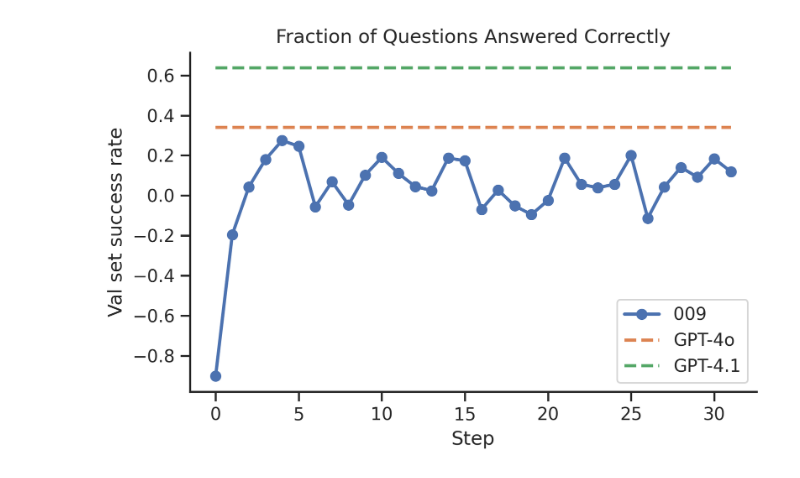
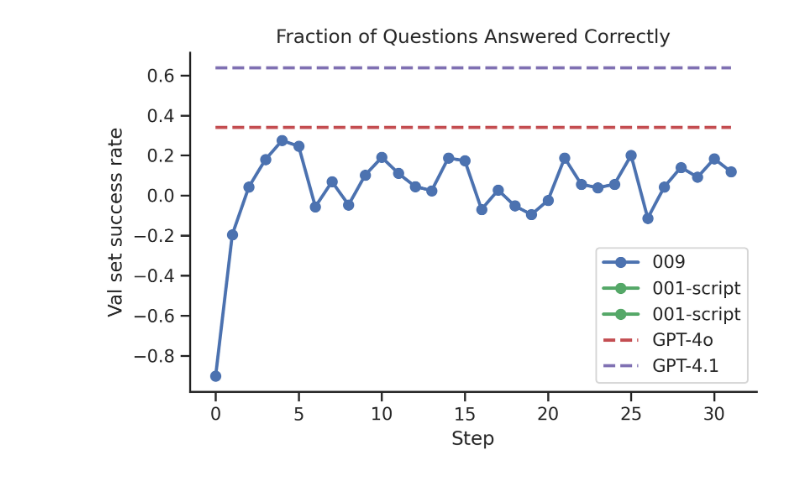
Before and after one commit to xde-mcp/ART, a Jupyter notebook: examples/tic_tac_toe/benchmark_tic_tac_toe.ipynb, the cells around one changed output. Saved outputs shown, nothing was run; the diff lists cells and outputs as text; code cells hidden in the pictures.

Commit message:
Fix local script api path

```diff
--- a/examples/tic_tac_toe/benchmark_tic_tac_toe.ipynb
+++ b/examples/tic_tac_toe/benchmark_tic_tac_toe.ipynb
@@ -17,7 +17,7 @@ project_name = "tic-tac-toe-local"
 df = await load_trajectories(
     api_path="./.art",
     project_name=project_name,
-    models=["009", "gpt-4o", "gpt-4.1"],
+    models=["009", "001-script", "gpt-4o", "gpt-4.1"],
     debug=True,
     # models=["gpt-4.1", "gemini-2.5-pro", "o4-mini", "o3", "email-agent-014"],
 )  # type: ignore
@@ -31,6 +31,7 @@ fig1 = percentage_comparison_bar_chart(
     metric_name="reward",
     models=[
         BenchmarkModelKey("009", "009", "train"),
+        BenchmarkModelKey("001-script", "001-script", "train"),
         BenchmarkModelKey("gpt-4o", "GPT-4o"),
         BenchmarkModelKey("gpt-4.1", "GPT-4.1"),
         # ("gemini-2.5-pro", "Gemini\n2.5 Pro"),
@@ -74,20 +75,21 @@ Processing .art/tic-tac-toe-local/models/009/trajectories/train/0010.yaml
 # %%
 # Create the second chart (line chart)
 fig2 = training_progress_chart(
     df.filter(pl.col("step").ne(592)),
     "reward",
     models=[
         BenchmarkModelKey("009", "009", "train"),
+        BenchmarkModelKey("001-script", "001-script", "train"),
         BenchmarkModelKey("gpt-4o", "GPT-4o"),
         BenchmarkModelKey("gpt-4.1", "GPT-4.1"),
     ],
     title="Fraction of Questions Answered Correctly",
     y_label="Val set success rate",
 )
 # Save the second chart using the helper
 fig2.savefig(
     # "/Users/kyle/proj/openpipe-web/public/blog-images/art-e-accuracy-training-progress.svg"
     f"{benchmarks_dir}/accuracy-training-progress.svg"
 )
 # %% [output]
-[figure, old version]
+[figure, new version]
```
Also changed, not shown: parts of 1 cell of this notebook, 1 other file.
